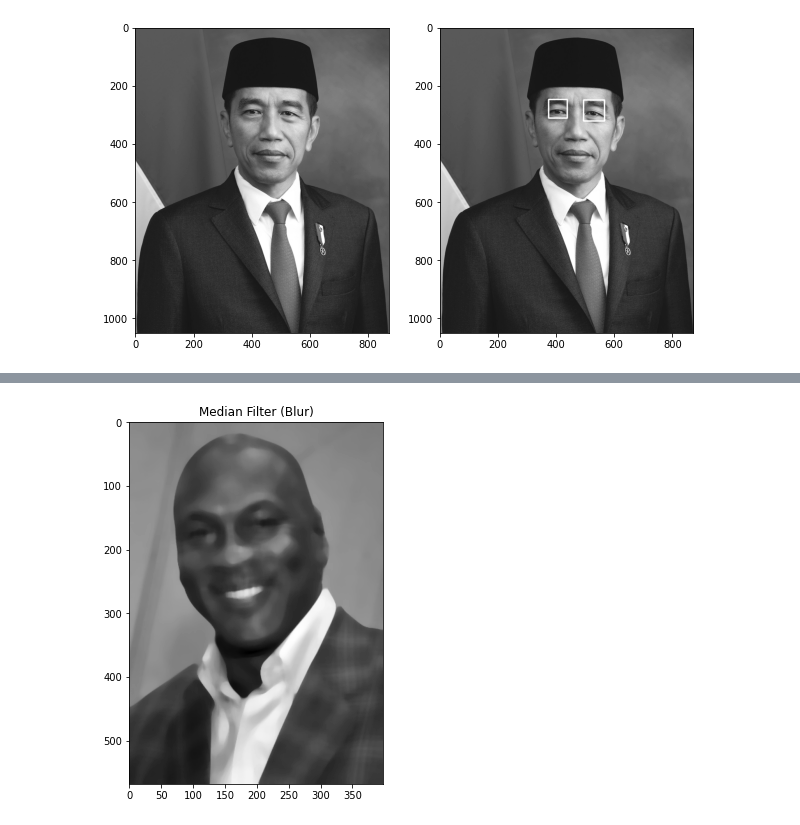
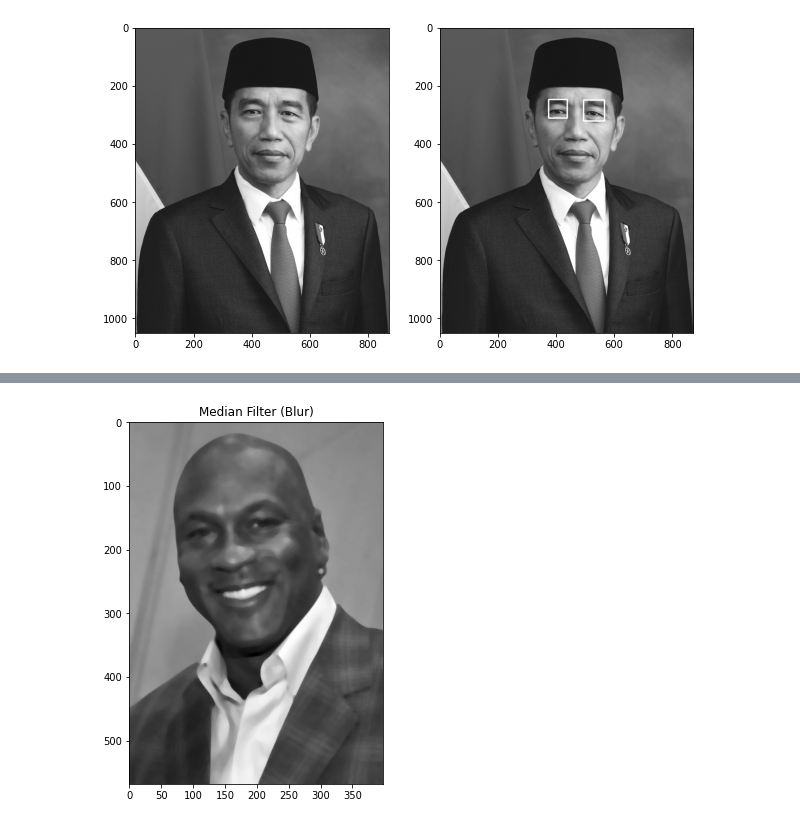
Before and after one commit to yocki24/PCVK_Genap_2021, a Jupyter notebook: Week12.ipynb, the cells around one changed output, grey strips where cells are left out. Cells and saved outputs as stored; diff of their text form; code cells hidden in the pictures.

```diff
--- a/Week12.ipynb
+++ b/Week12.ipynb
@@ -445,12 +445,12 @@ Saved to photo.jpg
 # %%
 # nomer 6 (blurring face)
 img_mj = cv.imread('/content/drive/MyDrive/pcvk/img/facedet/mjordan.jpg') # reads the image
 img_gmj = cv.cvtColor(img_mj, cv.COLOR_BGR2GRAY) # convert to GRAY
-ksize = 15 # aperture linear size; it must be odd and greater than 1
+ksize = 9 # aperture linear size; it must be odd and greater than 1
 
 new_image = cv.medianBlur(img_gmj, ksize)
-f, axarr = plt. subplots(1,figsize=(10,10)) # the dimension of the x and y axis of the kernal.
-plt.subplot(122), plt.imshow(new_image, cmap='gray'), plt.title('Median Filter (Blur)')
+f, axarr = plt. subplots(1,figsize=(10,10)) # the dimension of the x and y axis of the kernal
+plt.subplot(122), plt.imshow(new_image, cmap='gray'),plt.title('Median Filter (Blur)')
 plt.show()
 # %% [output]
-[figure, old version]
+[figure, new version]
```
